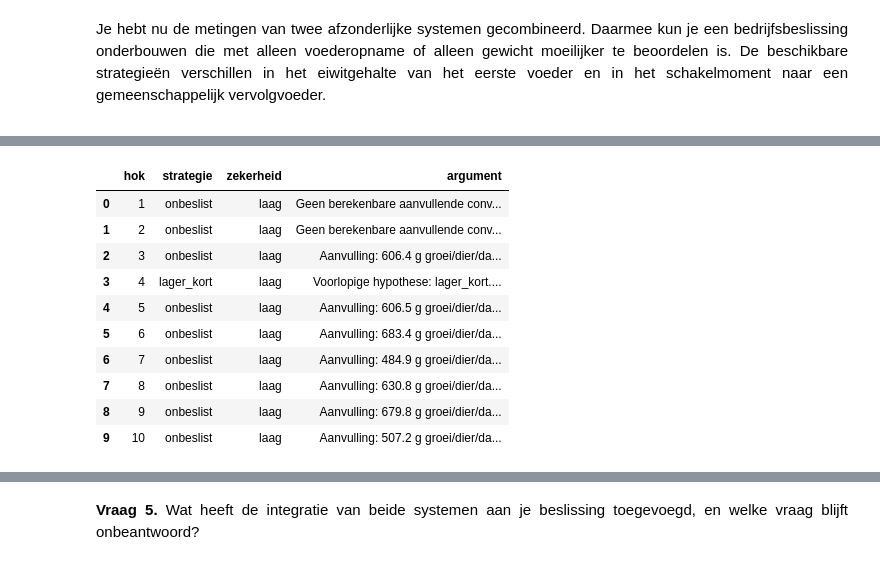
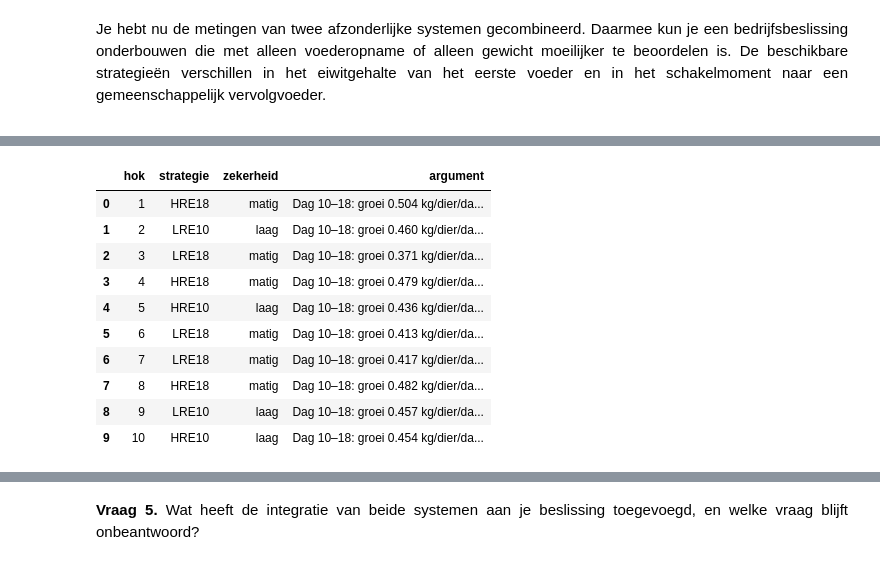
Before and after one commit to lanupro-analytics/starten-met-iot, a Jupyter notebook: docent/notebooks/08_nieuwe_gegevens_toevoegen_en_interpreteren.ipynb, the cells around one changed output, grey strips where cells are left out. Cells and saved outputs as stored; diff of their text form; code cells hidden in the pictures.

Commit message:
feat: onderbouw voederstrategie met fasevergelijking en docentcontrole

```diff
--- a/docent/notebooks/08_nieuwe_gegevens_toevoegen_en_interpreteren.ipynb
+++ b/docent/notebooks/08_nieuwe_gegevens_toevoegen_en_interpreteren.ipynb
@@ -641,12 +712,12 @@ Kies vervolgens één van de vier strategieën voor toekomstig gebruik op het be
 # %%
 hypothesen = pd.DataFrame({
     "hok": hokvolgorde(perioden.hok),
-    "strategie": "onbeslist",
+    "strategie": "",
     "zekerheid": "laag",
     "argument": "",
 })
 display(hypothesen)
-# Vul argumenten en eventuele strategieën in met bijvoorbeeld:
+# Vul argumenten en strategieën in met bijvoorbeeld:
 # hypothesen.loc[hypothesen.hok == "1", "argument"] = "Mijn waarneming ..."
 # Kies één strategie en formuleer je onderbouwing.
 # gekozen_strategie = ...
@@ -666,41 +737,55 @@ display(hypothesen)
 # %%
+# Een reproduceerbare voorbeeldhypothese, zonder behandelingssleutel.
+assert len(rangorde) == 10 and rangorde.groei_kg_dier_dag.notna().all()
+kandidaten_hoog = set(rangorde.head(3).hok)
+kandidaten_laag = set(rangorde.tail(3).hok)
+overige = set(rangorde.hok) - kandidaten_hoog - kandidaten_laag
+vroeg = fasen[fasen.interval.eq(1) & fasen.hok.isin(overige)].sort_values("voederconversie")
+assert vroeg.voederconversie.notna().all()
+kandidaten_vroeg_hoog = set(vroeg.head(2).hok)
 for i, h in enumerate(hypothesen.hok):
-    r = perioden[perioden.hok.eq(h) & perioden.periode.eq("aanvulling")].iloc[0]
-    hypothesen.loc[i, "argument"] = (
-        f"Aanvulling: {r.groei_g_dier_dag:.1f} g groei/dier/dag en conversie {r.voederconversie:.3f} "
-        f"bij {r.dieren_bruikbaar}/{r.dieren_populatie} dieren. "
-    "Deze prestaties onderscheiden het oorspronkelijke eiwitgehalte en schakelmoment niet eenduidig."
-    ) if pd.notna(r.voederconversie) else (
-        "Geen berekenbare aanvullende conversie door ontbrekende eindgewichten. "
-        "Ik behoud de eerdere intervalgrafieken, maar wijs op deze basis geen strategie toe."
-    )
-hypothesen.loc[hypothesen.hok.eq("4"), "strategie"] = "lager_kort"
-hypothesen.loc[hypothesen.hok.eq("4"), "argument"] = (
-    "Voorlopige hypothese: lager_kort. De groei stijgt van 89,4 g/dier/dag in het eerste interval "
-    "naar 427,7 in het tweede en 464,6 in het derde. Een trage start gevolgd door herstel zou "
-    "bij een vroege voederwissel kunnen passen. Er zijn echter eerst 7 en daarna 10 bruikbare dieren. "
-    "Leeftijd, beginmassa en gezondheid kunnen hetzelfde patroon geven. Daarom blijft mijn zekerheid laag."
-)
-gekozen_strategie = "lager_kort"
+    r = rangorde[rangorde.hok.eq(h)].iloc[0]
+    strategie = ("HRE18" if h in kandidaten_hoog else "LRE18" if h in kandidaten_laag
+                 else "HRE10" if h in kandidaten_vroeg_hoog else "LRE10")
+    hypothesen.loc[i, "strategie"] = strategie
+    hypothesen.loc[i, "zekerheid"] = "matig" if h not in overige else "laag"
+    argument = (f"Dag 10–18: groei {r.groei_kg_dier_dag:.3f} kg/dier/dag, "
+                f"opname {r.voeder_kg_dier_dag:.3f} kg/dier/dag, conversie {r.voederconversie:.3f}, "
+                f"{r.dieren_bruikbaar}/{r.dieren_populatie} dieren. ")
+    if h in overige:
+        v = vroeg[vroeg.hok.eq(h)].iloc[0]
+        argument += (f"Voorlopige verdeling van de vier resterende hokken op conversie vóór dag 10: "
+                     f"{v.voederconversie:.3f} bij {v.dieren_bruikbaar}/{v.dieren_populatie} dieren. "
+                     "Verwisseling tussen HRE10 en LRE10 blijft aannemelijk.")
+    else:
+        argument += ("Toewijzing op de groeirangorde in de fase vóór de late wissel. "
+                     "Opname en conversie ondersteunen niet elk hok even sterk. "
+                     "Verschillen in gezondheid of uitgangsgewicht blijven alternatieve verklaringen.")
+    hypothesen.loc[i, "argument"] = argument
+gekozen_strategie = "HRE18"
 bedrijfsadvies = (
-    "Ik kies lager_kort als beperkte, gecontroleerde vervolgproef, niet als bewezen beste strategie voor alle hokken. "
-    "De geïntegreerde gegevens laten toe groei en voerbenutting tegelijk te volgen, maar geven geen zekere koppeling "
-    "tussen hok en strategie. Mijn keuze onderzoekt of minder eiwit in de eerste tien dagen mogelijk is "
-    "zonder onaanvaardbaar groeiverlies. Ik vergelijk de proef met een referentiegroep onder dezelfde omstandigheden, "
-    "controleer gezondheid en uitval en bereken voederkosten per kilogram groei met echte prijzen. "
-    "Pas na die vergelijking kies ik voor brede toepassing. Een lage conversie alleen is onvoldoende."
+    "Ik kies HRE18 voor de volgende ronde op dit bedrijf, met groei als eerste bedrijfsdoel. "
+    "De drie kandidaat-hokken bereiken tussen dag 10 en 18 ongeveer 0,479–0,504 kg groei per dier per dag, "
+    "bij ongeveer 0,507–0,541 kg voeder en een conversie van 1,058–1,091. "
+    "De drie kandidaten voor LRE18 groeien ongeveer 0,371–0,417 kg per dag. "
+    "Twee daarvan hebben een conversie rond 1,24–1,26, maar één heeft juist een lage opname en een conversie rond 1,10. "
+    "Ik beoordeel dus groei, opname en conversie samen. Na de wissel halen sommige trager groeiende hokken in. "
+    "Daarom controleer ik ook het hele traject en de aanvullende periode voordat ik deze keuze herhaal. "
+    "De hoklabels blijven hypotheses en deze vergelijking bewijst geen oorzakelijk voedereffect. "
+    "Voor een economische afweging ontbreken echte voederprijzen, gezondheid en uitval, en waarde van eerder afleveren. "
+    "Ik toets die gegevens vóór aankoop en volg de volgende ronde op met dezelfde geïntegreerde grafieken."
 )
 display(hypothesen)
 print(bedrijfsadvies)
 # %% [output]
 |  | hok | strategie | zekerheid | argument |
-| 0 | 1 | onbeslist | laag | Geen berekenbare aanvullende conv... |
-| 1 | 2 | onbeslist | laag | Geen berekenbare aanvullende conv... |
-| 2 | 3 | onbeslist | laag | Aanvulling: 606.4 g groei/dier/da... |
-| 3 | 4 | lager_kort | laag | Voorlopige hypothese: lager_kort.... |
-| 4 | 5 | onbeslist | laag | Aanvulling: 606.5 g groei/dier/da... |
-| 5 | 6 | onbeslist | laag | Aanvulling: 683.4 g groei/dier/da... |
-| 6 | 7 | onbeslist | laag | Aanvulling: 484.9 g groei/dier/da... |
-| 7 | 8 | onbeslist | laag | Aanvulling: 630.8 g groei/dier/da... |
-| 8 | 9 | onbeslist | laag | Aanvulling: 679.8 g groei/dier/da... |
-| 9 | 10 | onbeslist | laag | Aanvulling: 507.2 g groei/dier/da... |
+| 0 | 1 | HRE18 | matig | Dag 10–18: groei 0.504 kg/dier/da... |
+| 1 | 2 | LRE10 | laag | Dag 10–18: groei 0.460 kg/dier/da... |
+| 2 | 3 | LRE18 | matig | Dag 10–18: groei 0.371 kg/dier/da... |
+| 3 | 4 | HRE18 | matig | Dag 10–18: groei 0.479 kg/dier/da... |
+| 4 | 5 | HRE10 | laag | Dag 10–18: groei 0.436 kg/dier/da... |
+| 5 | 6 | LRE18 | matig | Dag 10–18: groei 0.413 kg/dier/da... |
+| 6 | 7 | LRE18 | matig | Dag 10–18: groei 0.417 kg/dier/da... |
+| 7 | 8 | HRE18 | matig | Dag 10–18: groei 0.482 kg/dier/da... |
+| 8 | 9 | LRE10 | laag | Dag 10–18: groei 0.457 kg/dier/da... |
+| 9 | 10 | HRE10 | laag | Dag 10–18: groei 0.454 kg/dier/da... |
```
Also changed, not shown: parts of 13 cells of this notebook, 12 other files.
